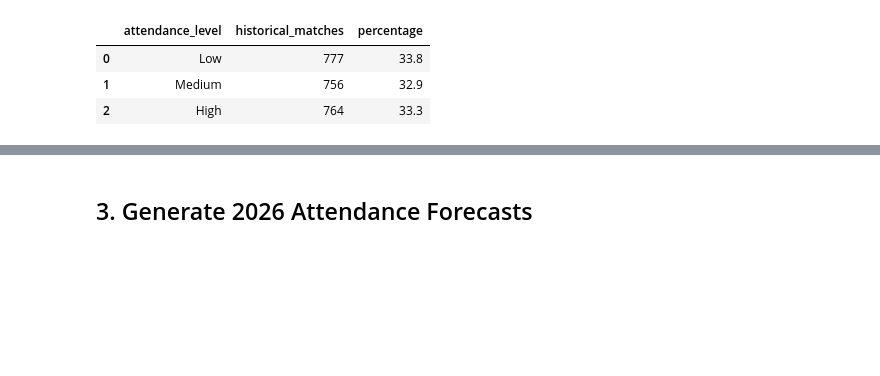
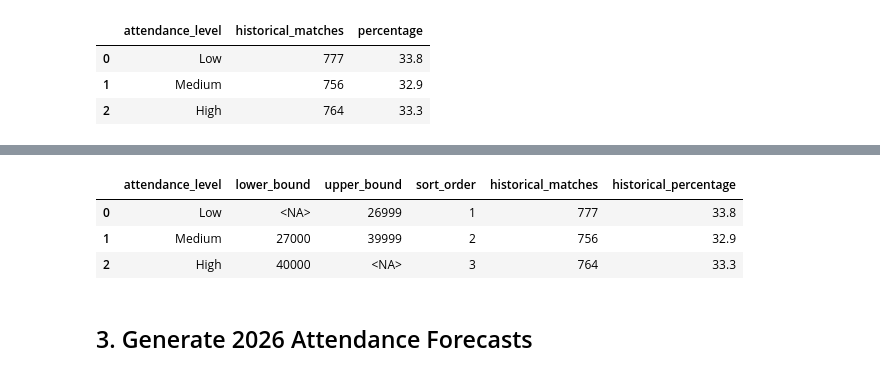
Before and after one commit to Aulymos/afl-matchday-demand-forecasting, a Jupyter notebook: notebooks/07_2026_attendance_forecast_and_matchday_planning.ipynb, the cells around one changed output, grey strips where cells are left out. Drawn from its saved outputs; the diff is of its cells as text; code cells hidden in the pictures; blank space fills up the shorter version.

```diff
--- a/notebooks/07_2026_attendance_forecast_and_matchday_planning.ipynb
+++ b/notebooks/07_2026_attendance_forecast_and_matchday_planning.ipynb
@@ -291,3 +295,98 @@ Fixed upper cutoff: 40,000
+# %%
+# Define the ordered demand-level metadata using the fixed historical cutoffs.
+level_metadata = pd.DataFrame(
+    {
+        "attendance_level": ["Low", "Medium", "High"],
+        "lower_bound": pd.array(
+            [
+                pd.NA,
+                lower_cutoff,
+                upper_cutoff,
+            ],
+            dtype="Int64",
+        ),
+        "upper_bound": pd.array(
+            [
+                lower_cutoff - 1,
+                upper_cutoff - 1,
+                pd.NA,
+            ],
+            dtype="Int64",
+        ),
+        "sort_order": [1, 2, 3],
+    }
+)
+
+# Prepare the historical match counts calculated in Section 2.4.
+historical_level_counts = (
+    historical_level_summary[
+        [
+            "attendance_level",
+            "historical_matches",
+        ]
+    ]
+    .copy()
+)
+
+historical_level_counts["attendance_level"] = (
+    historical_level_counts["attendance_level"]
+    .astype("string")
+)
+
+# Combine the fixed boundaries with their historical distribution.
+attendance_level_reference = (
+    level_metadata
+    .merge(
+        historical_level_counts,
+        on="attendance_level",
+        how="left",
+        validate="one_to_one",
+    )
+)
+
+# Store the historical percentage as a decimal ratio for Power BI formatting.
+attendance_level_reference["historical_percentage"] = (
+    attendance_level_reference["historical_matches"]
+    .div(len(historical_attendance))
+)
+
+# Confirm that the reporting table preserves the complete reference population.
+assert attendance_level_reference[
+    "historical_matches"
+].sum() == len(historical_attendance), (
+    "The attendance-level counts do not match the historical population."
+)
+
+assert np.isclose(
+    attendance_level_reference[
+        "historical_percentage"
+    ].sum(),
+    1.0,
+), (
+    "The attendance-level percentages do not sum to 100%."
+)
+
+# Present a reader-friendly copy while preserving decimal ratios for export.
+attendance_level_reference_display = (
+    attendance_level_reference.copy()
+)
+
+attendance_level_reference_display[
+    "historical_percentage"
+] = (
+    attendance_level_reference_display[
+        "historical_percentage"
+    ]
+    .mul(100)
+    .round(1)
+)
+
+display(attendance_level_reference_display)
+# %% [output]
+|  | attendance_level | lower_bound | upper_bound | sort_order | historical_matches | historical_percentage |
+| 0 | Low | <NA> | 26999 | 1 | 777 | 33.8 |
+| 1 | Medium | 27000 | 39999 | 2 | 756 | 32.9 |
+| 2 | High | 40000 | <NA> | 3 | 764 | 33.3 |
 # %% [markdown]
 ## 3. Generate 2026 Attendance Forecasts
 # %% [markdown]
```
Also changed, not shown: parts of 5 cells of this notebook, 3 other files.
